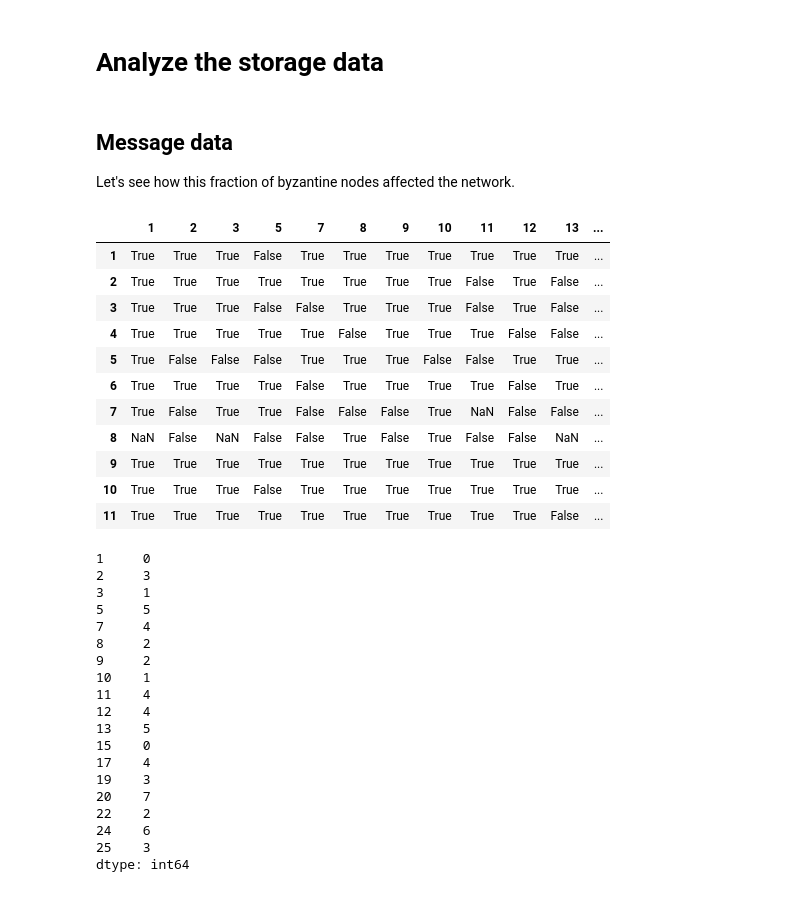
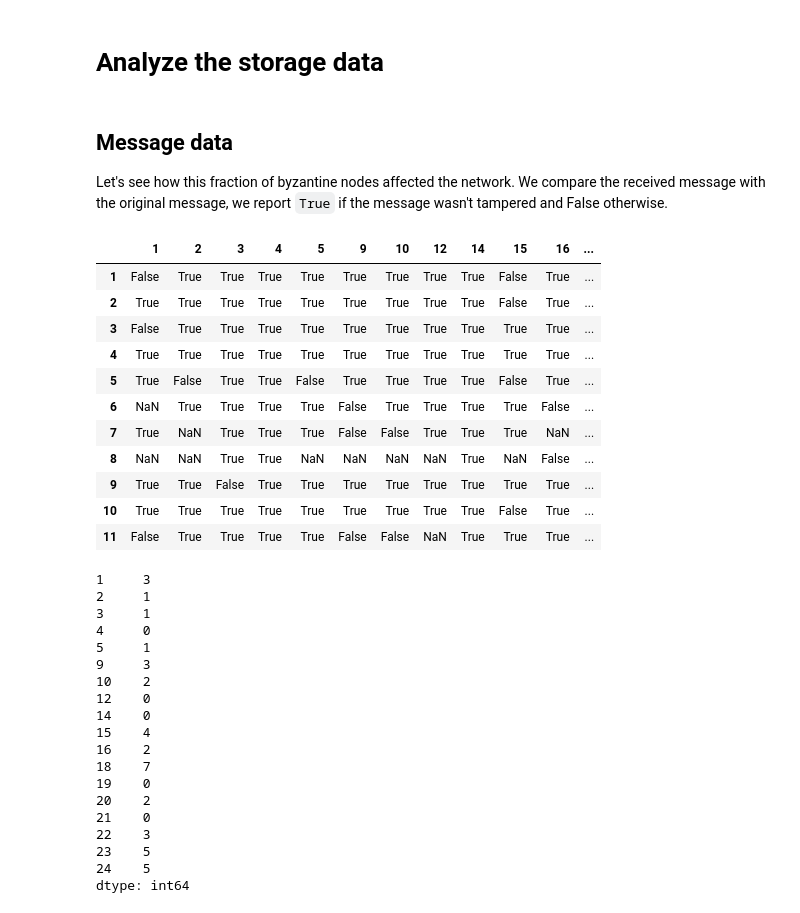
Before and after one commit to grimadas/BlockchainEngineering, a Jupyter notebook: 04_Byzantine.ipynb, the cells around one changed output. Cells and saved outputs as stored; diff of their text form; code cells hidden in the pictures.

```diff
--- a/04_Byzantine.ipynb
+++ b/04_Byzantine.ipynb
@@ -129,56 +122,57 @@ g = GossipMessage('sender', 1, 'ded', 3, pre_task=1)
 ## Message data
 
 Let's see how this fraction of byzantine nodes affected the network.
+We compare the received message with the original message, we report `True` if the message wasn't tampered and False otherwise.
 # %%
 import pandas as pd
 
 def message_data(sim, peer_id, storage_name):
     store = sim.peers[peer_id].storage[storage_name].txs
     for msg_id, tx in store.items():
-        msg_num, client_id = msg_id.split('_')
-        client_tx = sim.peers[int(client_id)].storage[storage_name].txs[msg_num]
+        client_id, msg_num = msg_id.split('_')
+        client_tx = sim.peers[int(client_id)].storage[storage_name].txs[msg_id]
         yield (int(msg_num), tx.data == client_tx.data)
 
 def get_gossip_table(sim, storage_name, func):
     return pd.DataFrame({k: dict(func(sim, k, storage_name))
                          for k in set(sim.types_peers['peer'])}).sort_index()
 
 
 df = get_gossip_table(sim, 'msg_data', message_data)
 df
 # %% [output]
-|  | 1 | 2 | 3 | 5 | 7 | 8 | 9 | 10 | 11 | 12 | 13 | ... |
-| 1 | True | True | True | False | True | True | True | True | True | True | True | ... |
-| 2 | True | True | True | True | True | True | True | True | False | True | False | ... |
-| 3 | True | True | True | False | False | True | True | True | False | True | False | ... |
-| 4 | True | True | True | True | True | False | True | True | True | False | False | ... |
-| 5 | True | False | False | False | True | True | True | False | False | True | True | ... |
-| 6 | True | True | True | True | False | True | True | True | True | False | True | ... |
-| 7 | True | False | True | True | False | False | False | True | NaN | False | False | ... |
-| 8 | NaN | False | NaN | False | False | True | False | True | False | False | NaN | ... |
-| 9 | True | True | True | True | True | True | True | True | True | True | True | ... |
-| 10 | True | True | True | False | True | True | True | True | True | True | True | ... |
-| 11 | True | True | True | True | True | True | True | True | True | True | False | ... |
+|  | 1 | 2 | 3 | 4 | 5 | 9 | 10 | 12 | 14 | 15 | 16 | ... |
+| 1 | False | True | True | True | True | True | True | True | True | False | True | ... |
+| 2 | True | True | True | True | True | True | True | True | True | False | True | ... |
+| 3 | False | True | True | True | True | True | True | True | True | True | True | ... |
+| 4 | True | True | True | True | True | True | True | True | True | True | True | ... |
+| 5 | True | False | True | True | False | True | True | True | True | False | True | ... |
+| 6 | NaN | True | True | True | True | False | True | True | True | True | False | ... |
+| 7 | True | NaN | True | True | True | False | False | True | True | True | NaN | ... |
+| 8 | NaN | NaN | True | True | NaN | NaN | NaN | NaN | True | NaN | False | ... |
+| 9 | True | True | False | True | True | True | True | True | True | True | True | ... |
+| 10 | True | True | True | True | True | True | True | True | True | False | True | ... |
+| 11 | False | True | True | True | True | False | False | NaN | True | True | True | ... |
 # %%
 df[df==False].count()
 # %% [output]
-1     0
-2     3
+1     3
+2     1
 3     1
-5     5
-7     4
-8     2
-9     2
-10    1
-11    4
-12    4
-13    5
-15    0
-17    4
-19    3
-20    7
-22    2
-24    6
-25    3
+4     0
+5     1
+9     3
+10    2
+12    0
+14    0
+15    4
+16    2
+18    7
+19    0
+20    2
+21    0
+22    3
+23    5
+24    5
 dtype: int64
 # %% [markdown]
```
Also changed, not shown: parts of 12 cells of this notebook, 5 other files.
